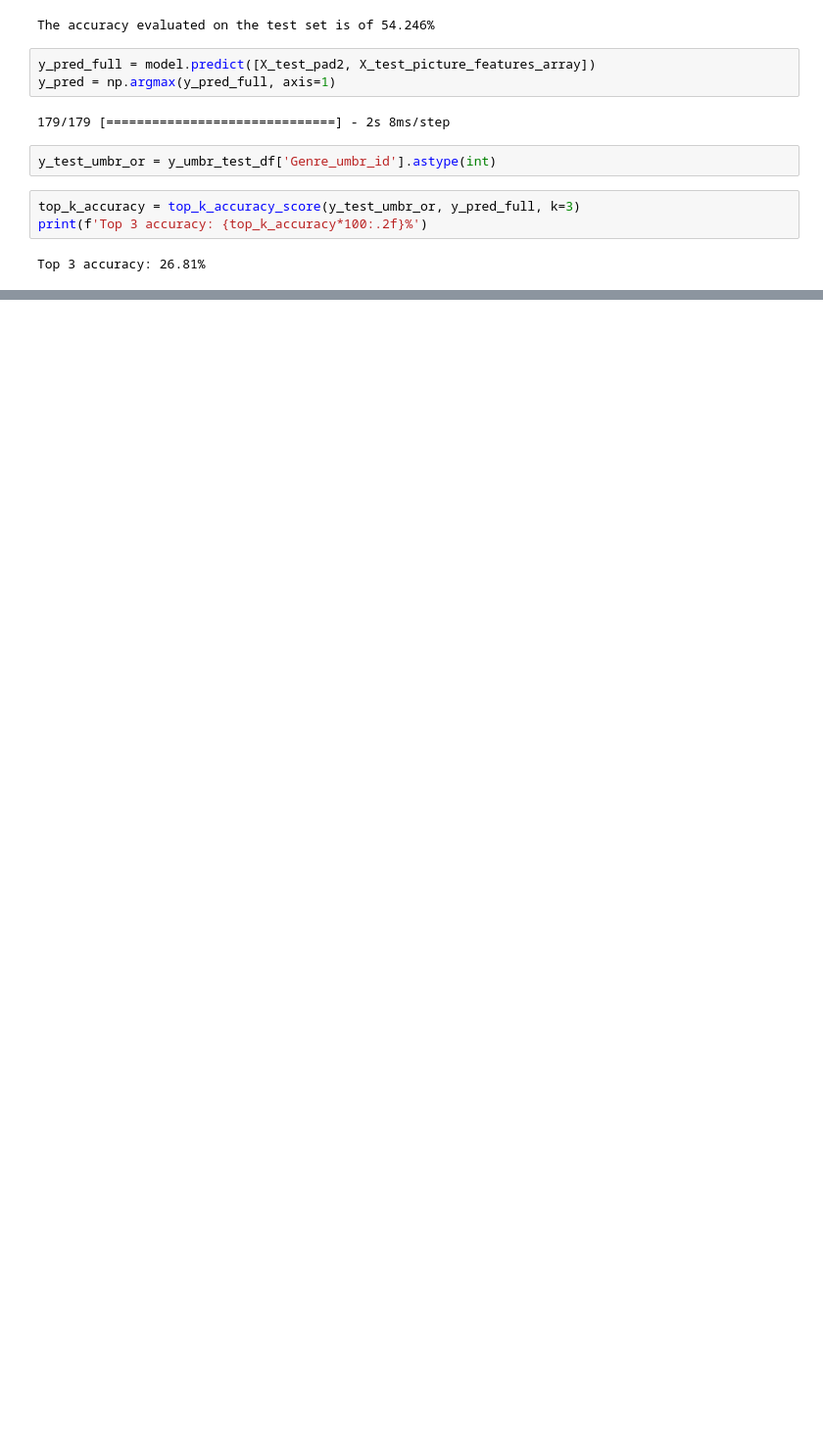
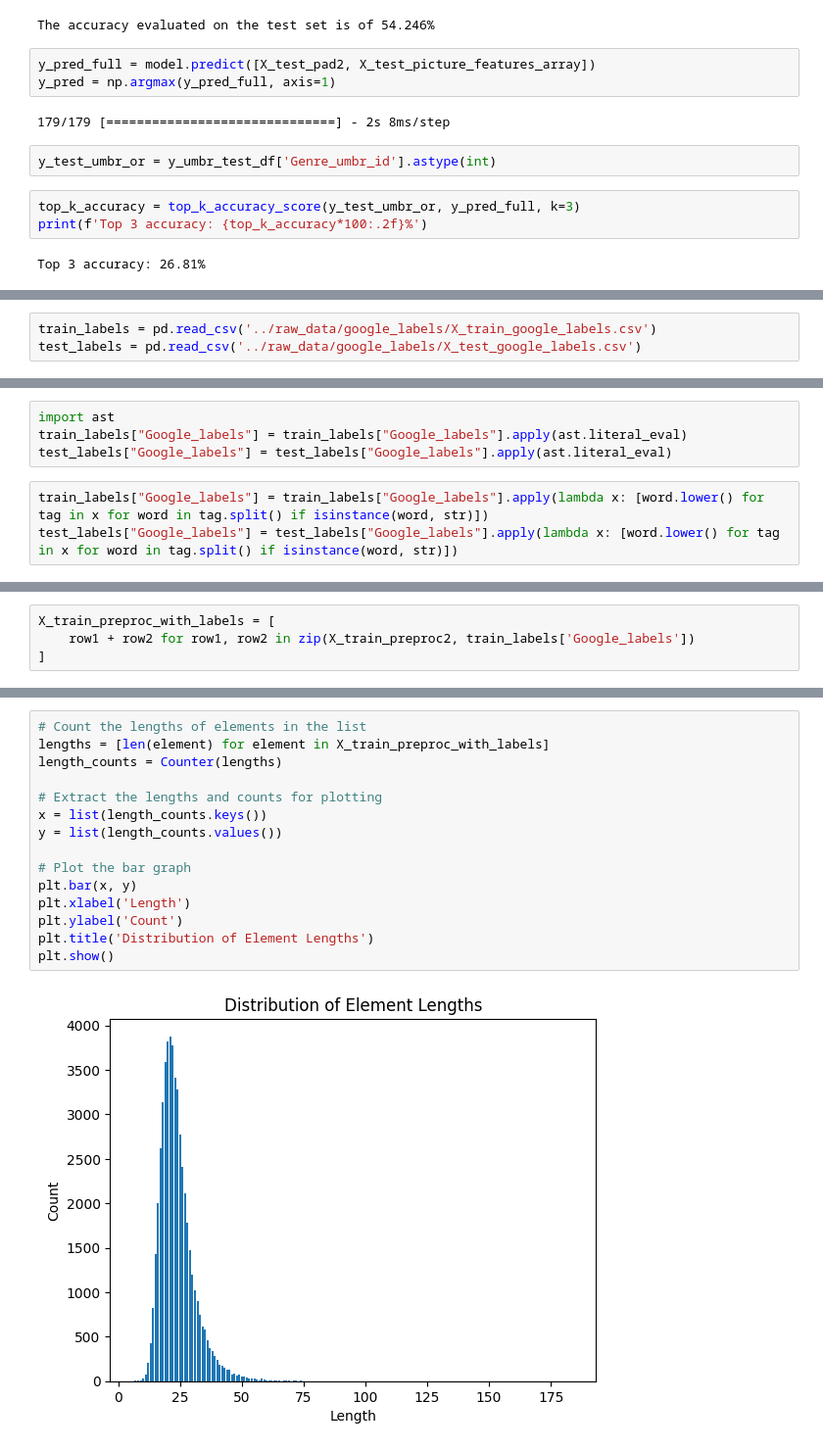
Before and after one commit to NahiaPeschard/wagon_book_cover, a Jupyter notebook: notebooks/elli_google_nlp2.ipynb, the cells around one changed output, grey strips where cells are left out. Shown at 98% size. Cells and saved outputs as stored; diff of their text form; blank space fills up the shorter version.

```diff
--- a/notebooks/elli_google_nlp2.ipynb
+++ b/notebooks/elli_google_nlp2.ipynb
@@ -1716,0 +1775,3 @@ Top 3 accuracy: 26.81%
+# %%
+train_labels = pd.read_csv('../raw_data/google_labels/X_train_google_labels.csv')
+test_labels = pd.read_csv('../raw_data/google_labels/X_test_google_labels.csv')
@@ -1716,0 +1810,7 @@ Top 3 accuracy: 26.81%
+# %%
+import ast
+train_labels["Google_labels"] = train_labels["Google_labels"].apply(ast.literal_eval)
+test_labels["Google_labels"] = test_labels["Google_labels"].apply(ast.literal_eval)
+# %%
+train_labels["Google_labels"] = train_labels["Google_labels"].apply(lambda x: [word.lower() for tag in x for word in tag.split() if isinstance(word, str)])
+test_labels["Google_labels"] = test_labels["Google_labels"].apply(lambda x: [word.lower() for tag in x for word in tag.split() if isinstance(word, str)])
@@ -1716,0 +1832,4 @@ Top 3 accuracy: 26.81%
+# %%
+X_train_preproc_with_labels = [
+    row1 + row2 for row1, row2 in zip(X_train_preproc2, train_labels['Google_labels'])
+]
@@ -1716,0 +1844,17 @@ Top 3 accuracy: 26.81%
+# %%
+# Count the lengths of elements in the list
+lengths = [len(element) for element in X_train_preproc_with_labels]
+length_counts = Counter(lengths)
+
+# Extract the lengths and counts for plotting
+x = list(length_counts.keys())
+y = list(length_counts.values())
+
+# Plot the bar graph
+plt.bar(x, y)
+plt.xlabel('Length')
+plt.ylabel('Count')
+plt.title('Distribution of Element Lengths')
+plt.show()
+# %% [output]
+[figure, added]
```
Also changed, not shown: parts of 26 cells of this notebook.
